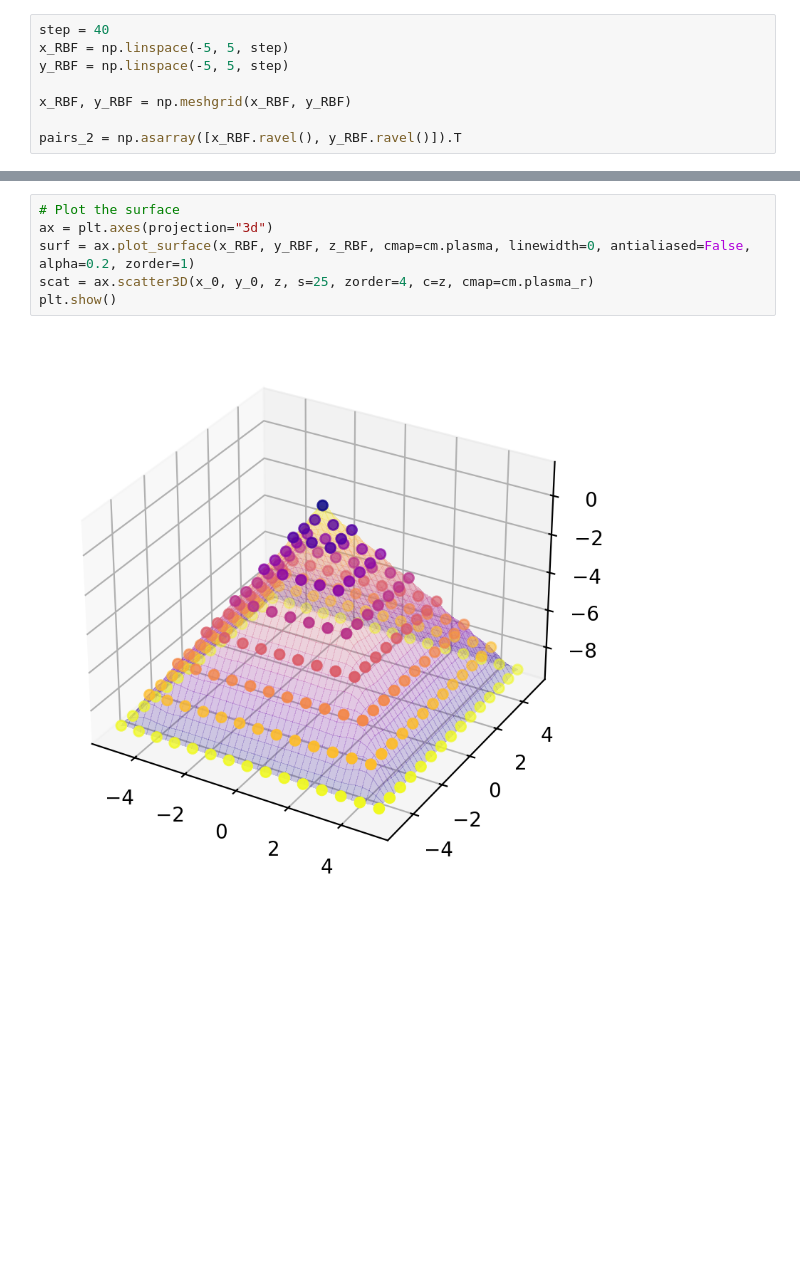
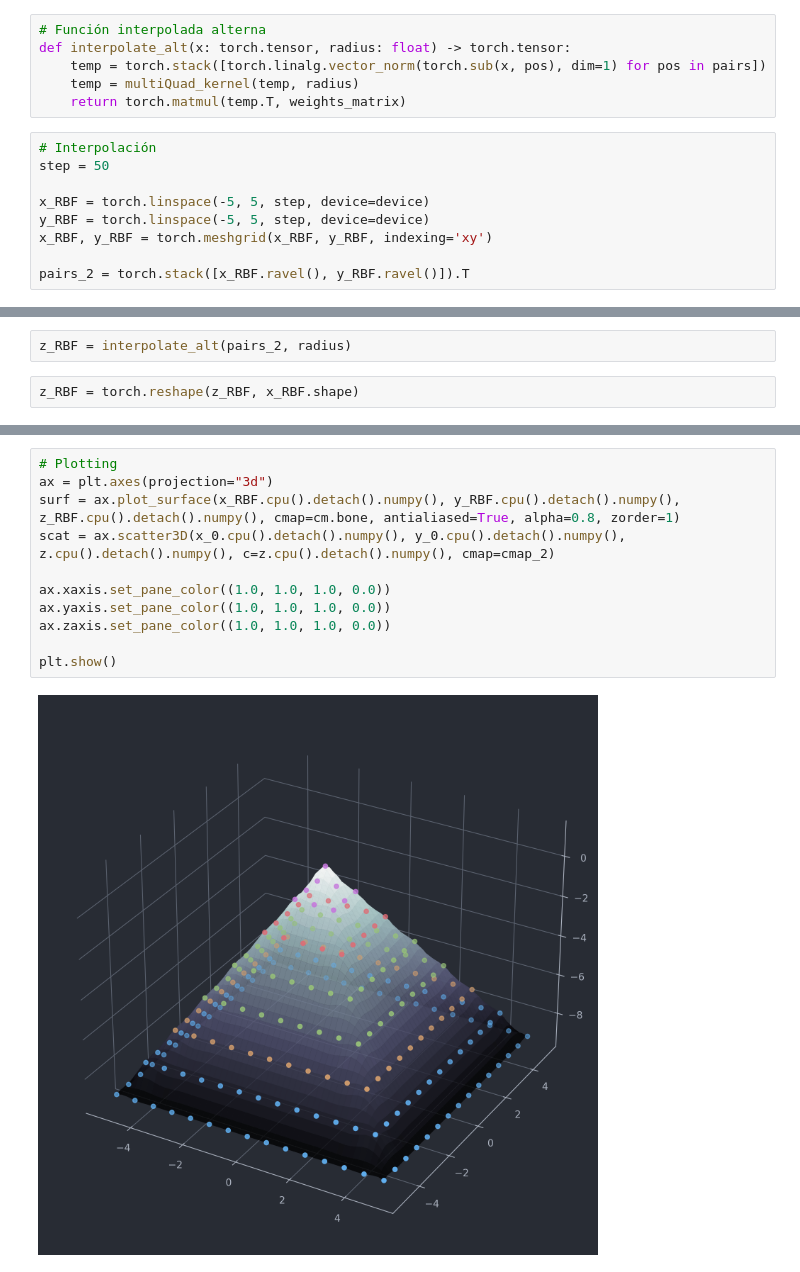
Before and after one commit to Ramstric/RBF-Tool-For-PDE, a Jupyter notebook: RBF/Interpolation/Final/Test.ipynb, the cells around one changed output, grey strips where cells are left out. Cells and saved outputs as stored; diff of their text form; blank space fills up the shorter version.

Commit message:
Finally! Fast 3D RBF since I replaced "for loops" with only torch.tensor operations, from +25s to just ms!!! Need to implement it to 2D...

```diff
--- a/RBF/Interpolation/Final/Test.ipynb
+++ b/RBF/Interpolation/Final/Test.ipynb
@@ -41,9 +87,16 @@ def interpolate_RBF(x: float, radius: float):
     return temp
+# %%
+# Función interpolada alterna
+def interpolate_alt(x: torch.tensor, radius: float) -> torch.tensor:
+    temp = torch.stack([torch.linalg.vector_norm(torch.sub(x, pos), dim=1) for pos in pairs])
+    temp = multiQuad_kernel(temp, radius)
+    return torch.matmul(temp.T, weights_matrix)
 # %%
-step = 40
-x_RBF = np.linspace(-5, 5, step)
-y_RBF = np.linspace(-5, 5, step)
+# Interpolación
+step = 50
 
-x_RBF, y_RBF = np.meshgrid(x_RBF, y_RBF)
+x_RBF = torch.linspace(-5, 5, step, device=device)
+y_RBF = torch.linspace(-5, 5, step, device=device)
+x_RBF, y_RBF = torch.meshgrid(x_RBF, y_RBF, indexing='xy')
 
-pairs_2 = np.asarray([x_RBF.ravel(), y_RBF.ravel()]).T
+pairs_2 = torch.stack([x_RBF.ravel(), y_RBF.ravel()]).T
@@ -53,0 +110,4 @@ z_RBF = np.stack(z_RBF, axis=0)
+# %%
+z_RBF = interpolate_alt(pairs_2, radius)
+# %%
+z_RBF = torch.reshape(z_RBF, x_RBF.shape)
@@ -54,8 +116,13 @@ z_RBF = np.stack(z_RBF, axis=0)
 # %%
-# Plot the surface
+# Plotting
 ax = plt.axes(projection="3d")
-surf = ax.plot_surface(x_RBF, y_RBF, z_RBF, cmap=cm.plasma, linewidth=0, antialiased=False, alpha=0.2, zorder=1)
-scat = ax.scatter3D(x_0, y_0, z, s=25, zorder=4, c=z, cmap=cm.plasma_r)
+surf = ax.plot_surface(x_RBF.cpu().detach().numpy(), y_RBF.cpu().detach().numpy(), z_RBF.cpu().detach().numpy(), cmap=cm.bone, antialiased=True, alpha=0.8, zorder=1)
+scat = ax.scatter3D(x_0.cpu().detach().numpy(), y_0.cpu().detach().numpy(), z.cpu().detach().numpy(), c=z.cpu().detach().numpy(), cmap=cmap_2)
+
+ax.xaxis.set_pane_color((1.0, 1.0, 1.0, 0.0))
+ax.yaxis.set_pane_color((1.0, 1.0, 1.0, 0.0))
+ax.zaxis.set_pane_color((1.0, 1.0, 1.0, 0.0))
+
 plt.show()
 # %% [output]
-[figure, old version]
+[figure, new version]
```
Also changed, not shown: parts of 8 cells of this notebook, 4 other files.
